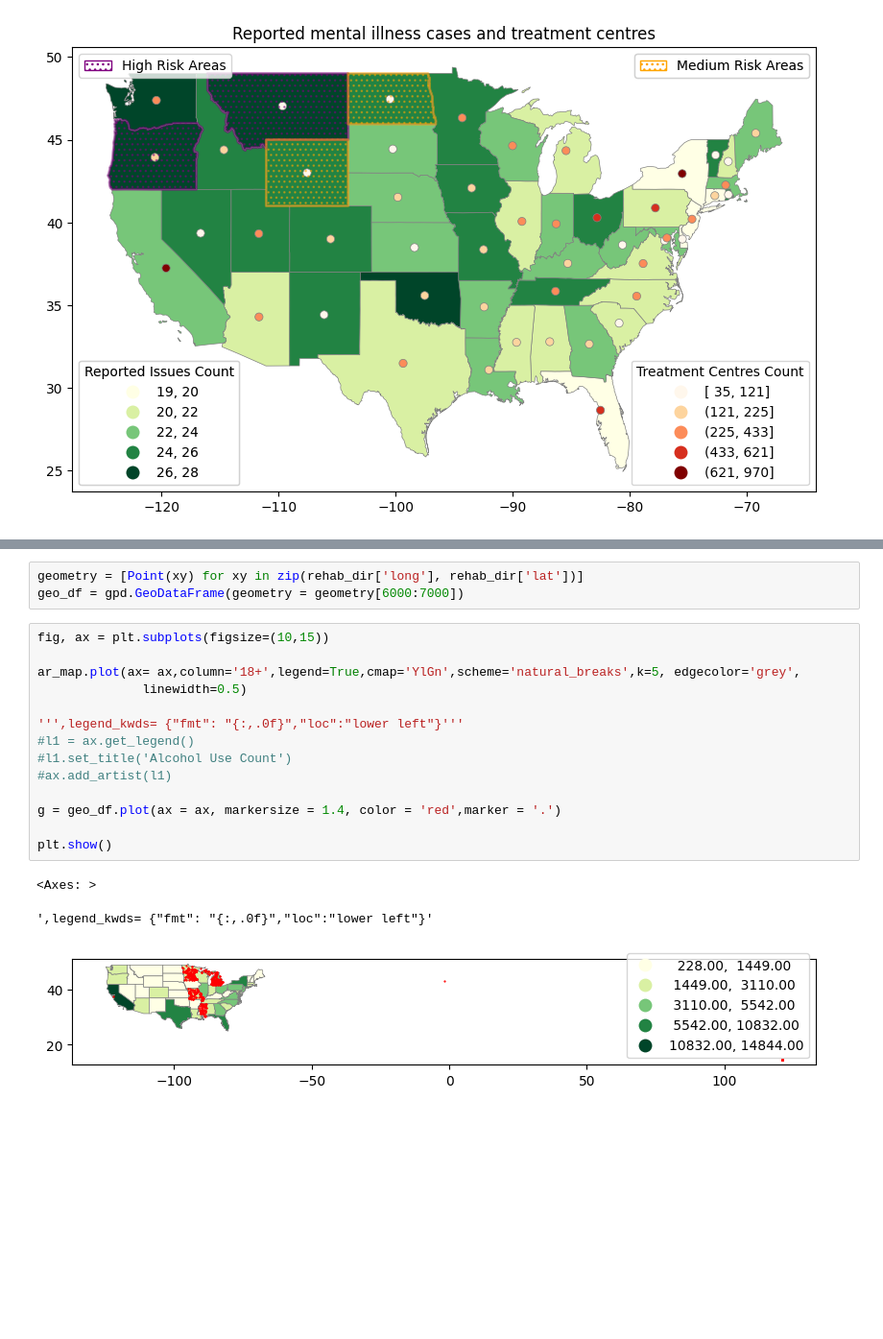
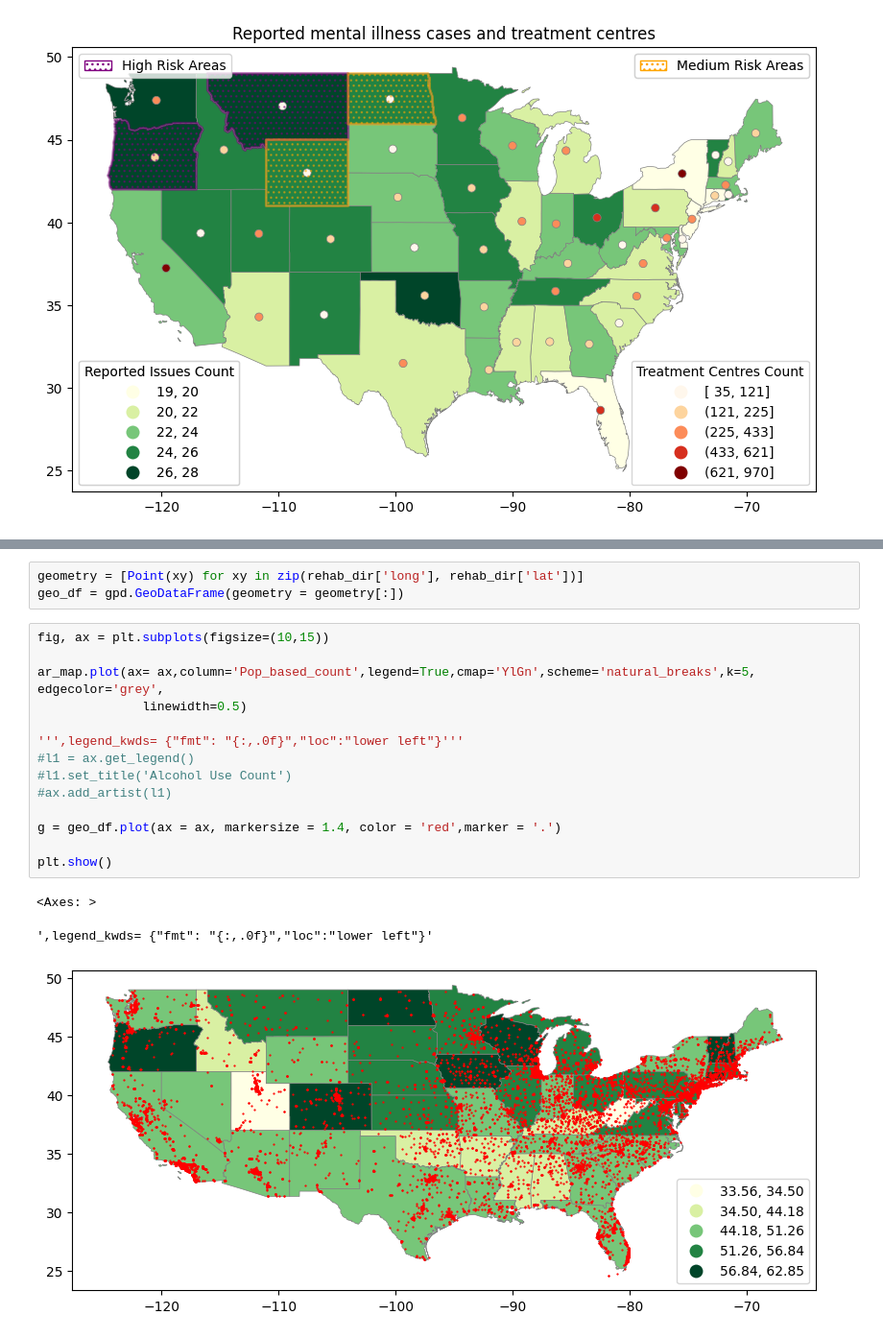
Before and after one commit to gauravshetty98/Analyzing-Statewise-Substance-Abuse-And-Its-Correalation, a Jupyter notebook: map_ps0.ipynb, the cells around one changed output, grey strips where cells are left out. Shown at 96% size. Drawn from its saved outputs; the diff is of its cells as text; blank space fills up the shorter version.

```diff
--- a/map_ps0.ipynb
+++ b/map_ps0.ipynb
@@ -862,21 +866,21 @@ rehab_dir.head(1)
 # %%
 geometry = [Point(xy) for xy in zip(rehab_dir['long'], rehab_dir['lat'])]
-geo_df = gpd.GeoDataFrame(geometry = geometry[6000:7000])
+geo_df = gpd.GeoDataFrame(geometry = geometry[:])
 # %%
 fig, ax = plt.subplots(figsize=(10,15))
 
-ar_map.plot(ax= ax,column='18+',legend=True,cmap='YlGn',scheme='natural_breaks',k=5, edgecolor='grey',
+ar_map.plot(ax= ax,column='Pop_based_count',legend=True,cmap='YlGn',scheme='natural_breaks',k=5, edgecolor='grey',
               linewidth=0.5)
 
 ''',legend_kwds= {"fmt": "{:,.0f}","loc":"lower left"}'''
 #l1 = ax.get_legend()
 #l1.set_title('Alcohol Use Count')
 #ax.add_artist(l1)
 
 g = geo_df.plot(ax = ax, markersize = 1.4, color = 'red',marker = '.')
 
 plt.show()
 # %% [output]
 <Axes: >
 ',legend_kwds= {"fmt": "{:,.0f}","loc":"lower left"}'
-[figure, old version]
+[figure, new version]
```
Also changed, not shown: parts of 9 cells of this notebook.
